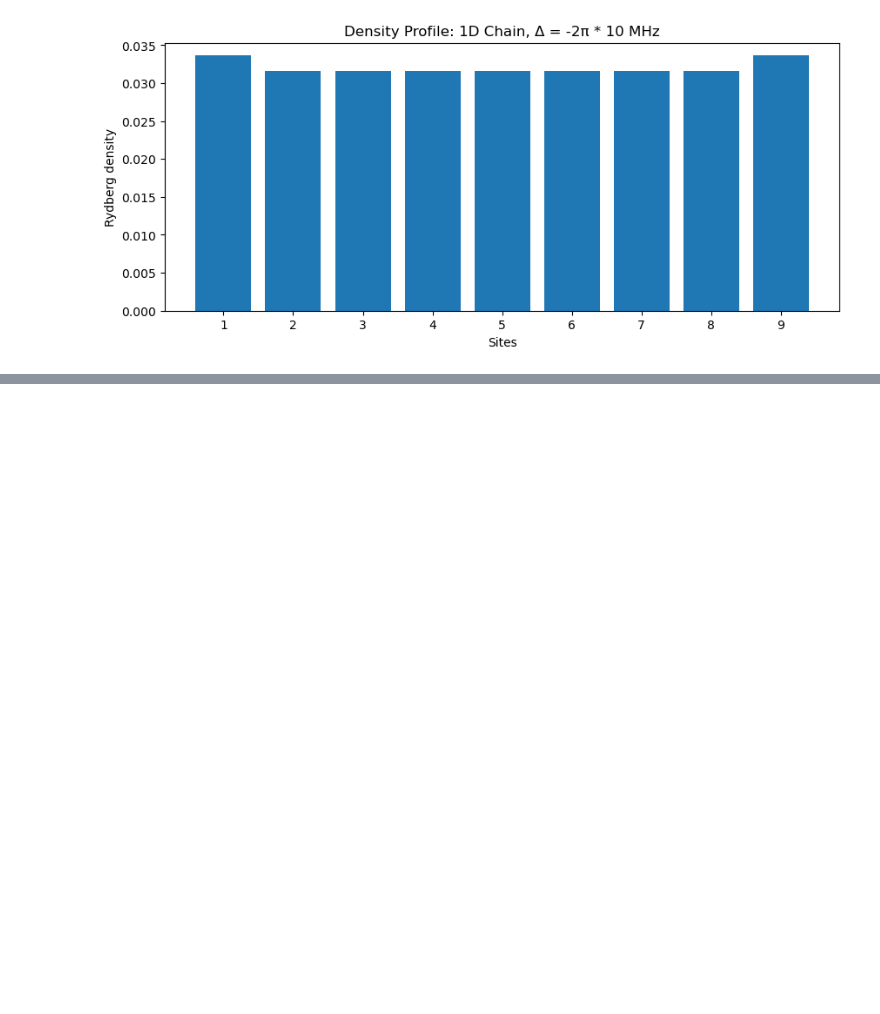
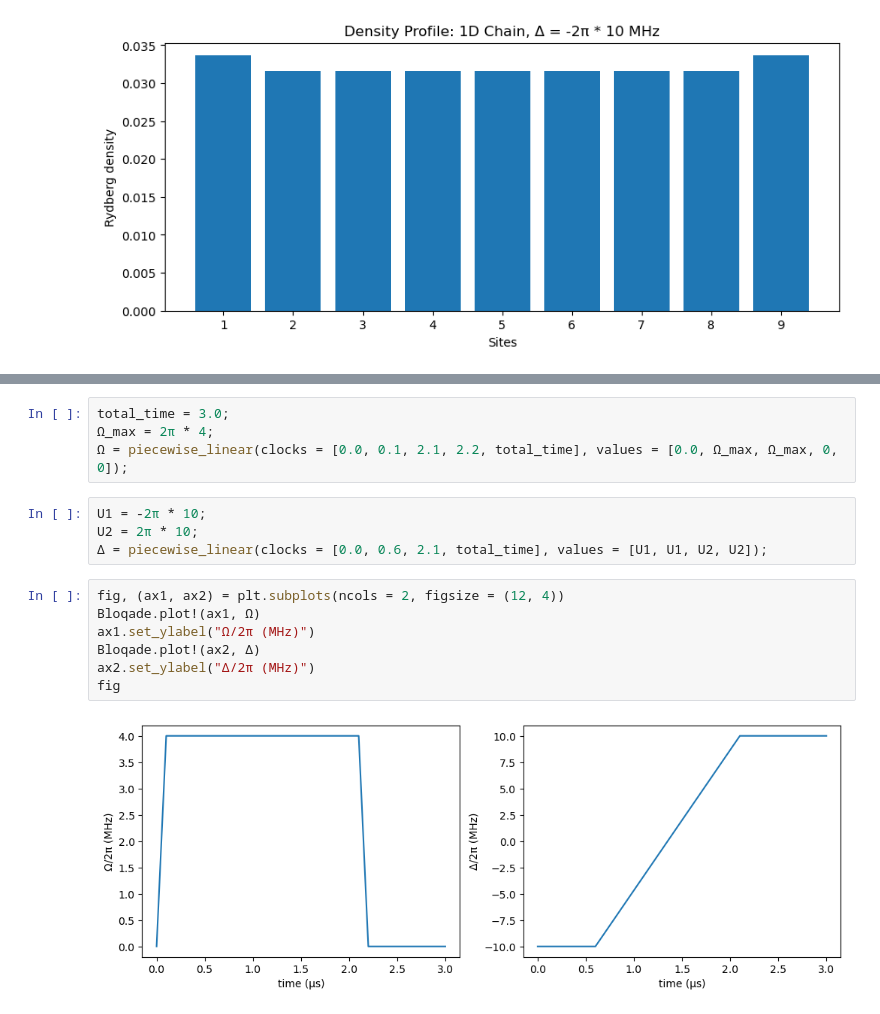
Before and after one commit to CDL-Quantum/CohortProject_2022, a Jupyter notebook: Week1_Rydberg/Adiabatic.ipynb, the cells around one changed output, grey strips where cells are left out. Saved outputs shown, nothing was run; the diff lists cells and outputs as text; blank space fills up the shorter version.

```diff
--- a/Week1_Rydberg/Adiabatic.ipynb
+++ b/Week1_Rydberg/Adiabatic.ipynb
@@ -47,0 +70,17 @@ fig
+# %%
+total_time = 3.0;
+Ω_max = 2π * 4;
+Ω = piecewise_linear(clocks = [0.0, 0.1, 2.1, 2.2, total_time], values = [0.0, Ω_max, Ω_max, 0, 0]);
+# %%
+U1 = -2π * 10;
+U2 = 2π * 10;
+Δ = piecewise_linear(clocks = [0.0, 0.6, 2.1, total_time], values = [U1, U1, U2, U2]);
+# %%
+fig, (ax1, ax2) = plt.subplots(ncols = 2, figsize = (12, 4))
+Bloqade.plot!(ax1, Ω)
+ax1.set_ylabel("Ω/2π (MHz)")
+Bloqade.plot!(ax2, Δ)
+ax2.set_ylabel("Δ/2π (MHz)")
+fig
+# %% [output]
+[figure, added]
```
Also changed, not shown: parts of 2 cells of this notebook.
